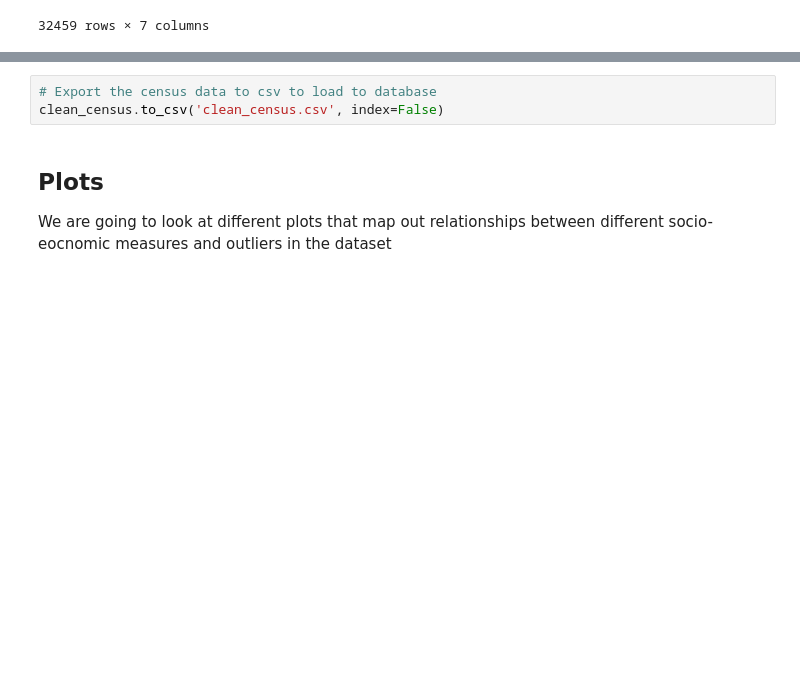
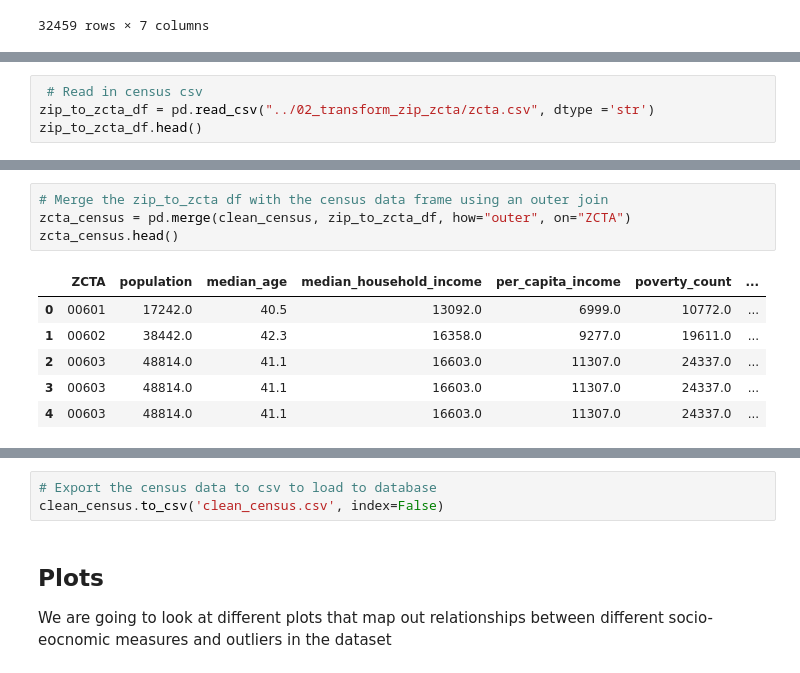
Before and after one commit to poojaisabelle/ETL-Project, a Jupyter notebook: 02_transform_census/02_transform_census_pooja.ipynb, the cells around one changed output, grey strips where cells are left out. Drawn from its saved outputs; the diff is of its cells as text; blank space fills up the shorter version.

Commit message:
Added Test merge for zip to zcta in census transformation and dropped row

```diff
--- a/02_transform_census/02_transform_census_pooja.ipynb
+++ b/02_transform_census/02_transform_census_pooja.ipynb
@@ -339,0 +346,4 @@ clean_census
+# %%
+ # Read in census csv
+zip_to_zcta_df = pd.read_csv("../02_transform_zip_zcta/zcta.csv", dtype ='str')
+zip_to_zcta_df.head()
@@ -339,0 +357,11 @@ clean_census
+# %%
+# Merge the zip_to_zcta df with the census data frame using an outer join
+zcta_census = pd.merge(clean_census, zip_to_zcta_df, how="outer", on="ZCTA")
+zcta_census.head()
+# %% [output]
+|  | ZCTA | population | median_age | median_household_income | per_capita_income | poverty_count | ... |
+| 0 | 00601 | 17242.0 | 40.5 | 13092.0 | 6999.0 | 10772.0 | ... |
+| 1 | 00602 | 38442.0 | 42.3 | 16358.0 | 9277.0 | 19611.0 | ... |
+| 2 | 00603 | 48814.0 | 41.1 | 16603.0 | 11307.0 | 24337.0 | ... |
+| 3 | 00603 | 48814.0 | 41.1 | 16603.0 | 11307.0 | 24337.0 | ... |
+| 4 | 00603 | 48814.0 | 41.1 | 16603.0 | 11307.0 | 24337.0 | ... |
```
Also changed, not shown: parts of 11 cells of this notebook, 1 other file.
